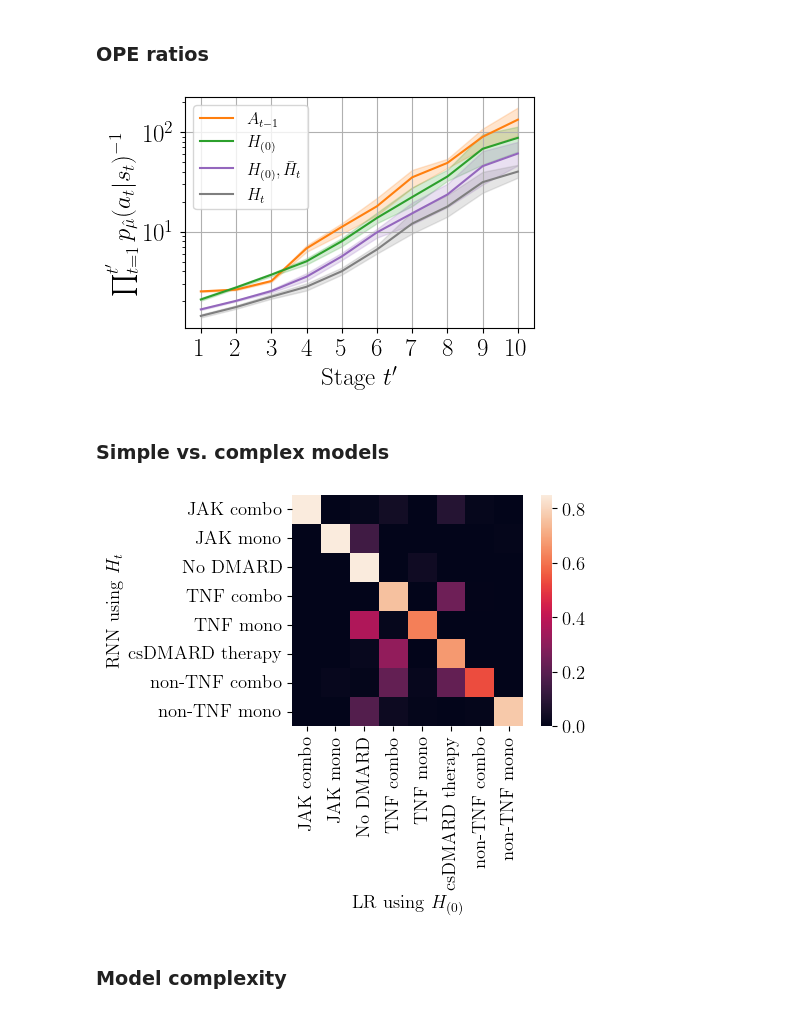
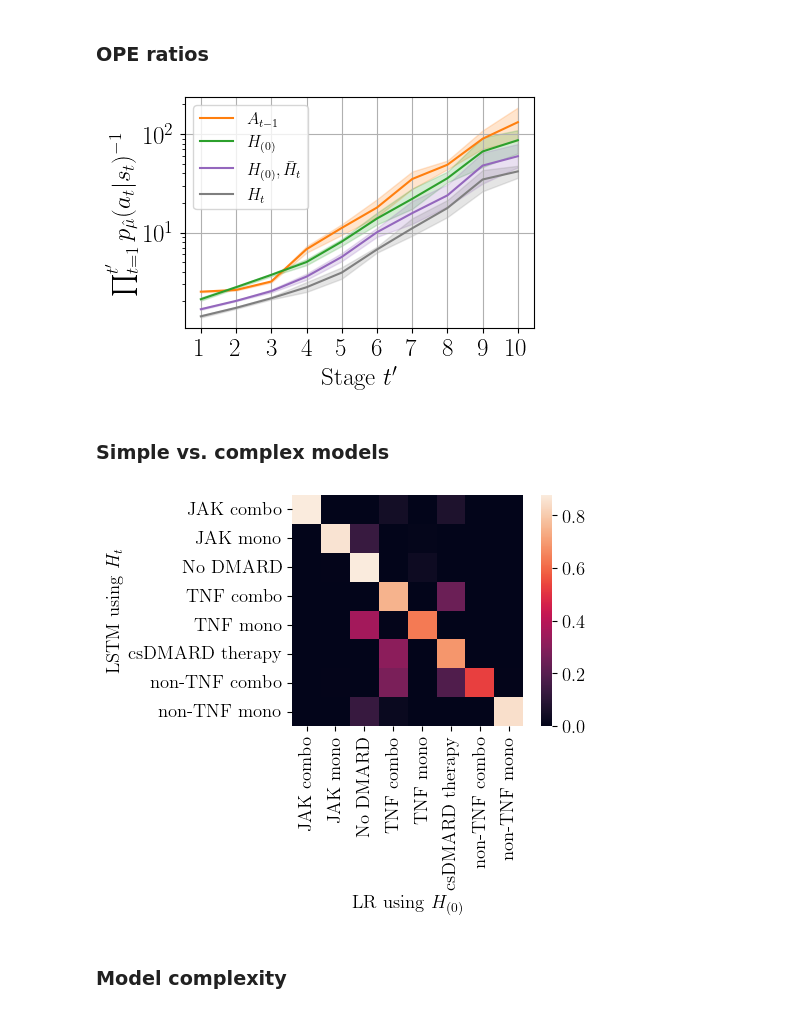
Before and after one commit to Healthy-AI/inpole, a Jupyter notebook: notebooks/paper_results.ipynb, the cells around one changed output. Drawn from its saved outputs; the diff is of its cells as text; code cells hidden in the pictures.

```diff
--- a/notebooks/paper_results.ipynb
+++ b/notebooks/paper_results.ipynb
@@ -54,6 +48,8 @@ RC_SMALL = {
     'legend.title_fontsize': 12,
     'legend.fontsize': 12,
 }
+# %%
+plt.rcParams.update(RC_DEFAULT)
 # %%
 ESTIMATOR_MAPPER = {
     'riskslim': 'RS',
@@ -64,5 +60,6 @@ ESTIMATOR_MAPPER = {
     'prosenet': 'PSN',
     'rdt': 'RDT',
     'rnn': 'RNN',
+    'lstm': 'LSTM',
 }
 # %%
@@ -290,21 +287,3 @@ $H_t$ & 3.8 & 2.2 & 2.9 & 1.1 & 5.3 & 0.8 & 0.5 & 0.9 & 0.2 & 0.5 & 0.4 & 0.3 \\
 \end{table}
 # %% [markdown]
 ### Contextualized policy recovery (CPR)
-# %%
-cpr_paths = [
-    '/mimer/NOBACKUP/groups/inpole/results/adni/cpr_results/0/context_RNN_32_0.0001.pkl',  # trial 01
-    '/mimer/NOBACKUP/groups/inpole/results/adni/cpr_results/1/context_RNN_64_0.0001.pkl',  # trial 02
-    '/mimer/NOBACKUP/groups/inpole/results/adni/cpr_results/2/context_RNN_16_0.0001.pkl',  # trial 03
-    '/mimer/NOBACKUP/groups/inpole/results/adni/cpr_results/3/context_RNN_16_0.001.pkl',  # trial 04
-    '/mimer/NOBACKUP/groups/inpole/results/adni/cpr_results/4/context_RNN_64_0.0001.pkl',  # trial 05
-]
-
-cpr_aucs, cpr_eces = [], []
-
-for cpr_path in cpr_paths:
-    cpr = joblib.load(cpr_path)
-    cpr_aucs.append(roc_auc_score(cpr['true'], cpr['preds']))
-    cpr_eces.append(ece(cpr['true'].flatten(), cpr['preds']))
-
-print(f'AUC: {100 * np.mean(cpr_aucs):0.2f}')
-print(f'ECE: {100 * np.mean(cpr_eces):0.2f}')
@@ -418,7 +403,7 @@ ra_ope['mipp'] = ra_ope.Rho.apply(lambda rho: np.median(1 / np.array(rho)))
 excluded_states = ['$X_t$', r'$\bar{H}_t$', r'$H_{(1)}, \bar{H}_t$', r'$H_{(2)}, \bar{H}_t$']
 
 mask = (
-    ra_ope.Estimator.isin(['LR', 'RNN'])
+    ra_ope.Estimator.isin(['LR', 'LSTM'])
     & ~ra_ope.State.isin(excluded_states)
     & ra_ope.Reduction.isin(['max', 'none'])
     & ra_ope.Stage.ge(1)  # Ignore -1
@@ -442,45 +427,45 @@ sns.move_legend(ax, "upper left", ncol=1, title=None, frameon=True)
 
 fig.savefig('ra_ope.pdf', dpi=300, bbox_inches='tight', pad_inches=0)
 # %% [output]
-[figure, old version]
+[figure, new version]
 # %% [markdown]
 ### Simple vs. complex models
 # %%
 ra_probas = pd.DataFrame(ra_results['probas'][1:], columns=ra_results['probas'][0])
 ra_probas.Estimator.replace(ESTIMATOR_MAPPER, inplace=True)
 # %%
-ra_data_path = '/mimer/NOBACKUP/groups/inpole/data/ra_Xgy_0819.pkl'
+ra_data_path = '/mimer/NOBACKUP/groups/inpole/data/ra_Xgy.pkl'
 
 state_true = '$H_t$'
-estimator_true = 'RNN'
+estimator_true = 'LSTM'
 
 state_pred = '$H_{(0)}$'
 estimator_pred = 'LR'
 
 y_true_all, y_pred_all, _X, _y = compare_ra_models(
     ra_probas,
     ra_data_path,
     state_true=state_true,
     estimator_true=estimator_true,
     state_pred=state_pred,
     estimator_pred=estimator_pred,
     switches_only=True,
 )
 
 C = confusion_matrix(y_true_all, y_pred_all, normalize='true')
 
 fig, ax = plt.subplots(figsize=(4.5, 3))
 plt.rcParams.update(RC_SMALL)
 
 labels = RAData(path=ra_data_path).get_labels()
 sns.heatmap(C, xticklabels=labels, yticklabels=labels, robust=True, square=True, ax=ax)
 
 ax.set_xlabel(f"{estimator_pred} using {state_pred}")
 ax.set_ylabel(f"{estimator_true} using {state_true}")
 
 fig.savefig('ra_confusion.pdf', dpi=300, bbox_inches='tight', pad_inches=0)
 # %% [output]
-[figure, old version]
+[figure, new version]
 # %% [markdown]
 ### Model complexity
 # %%
```
Also changed, not shown: parts of 22 cells of this notebook.
